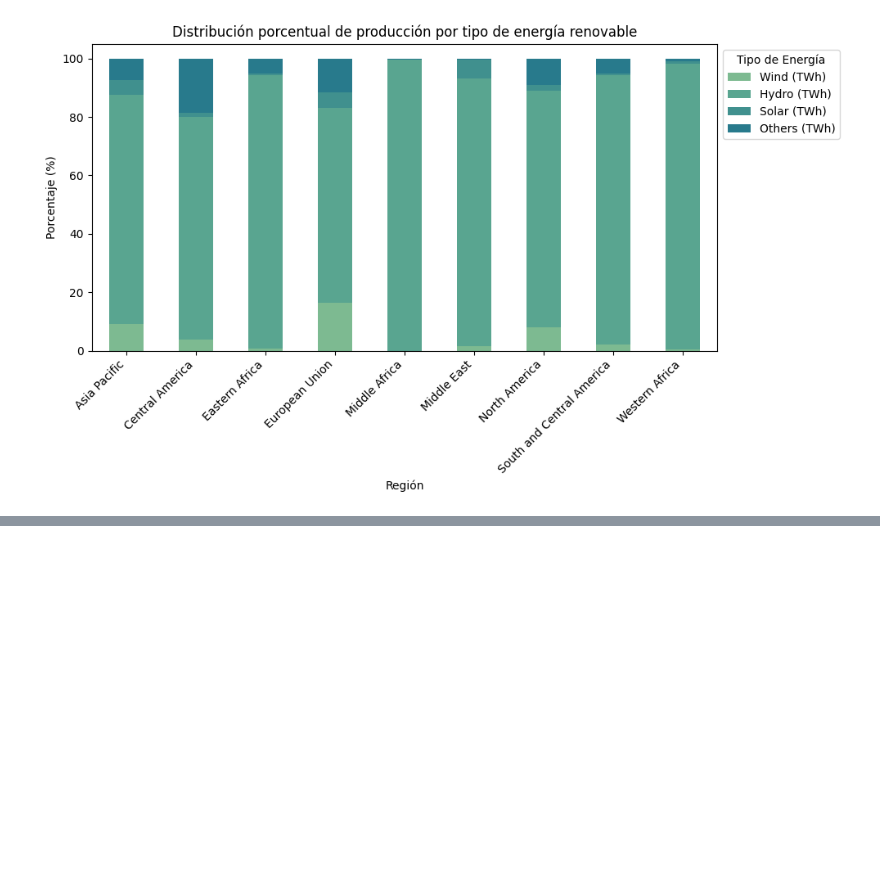
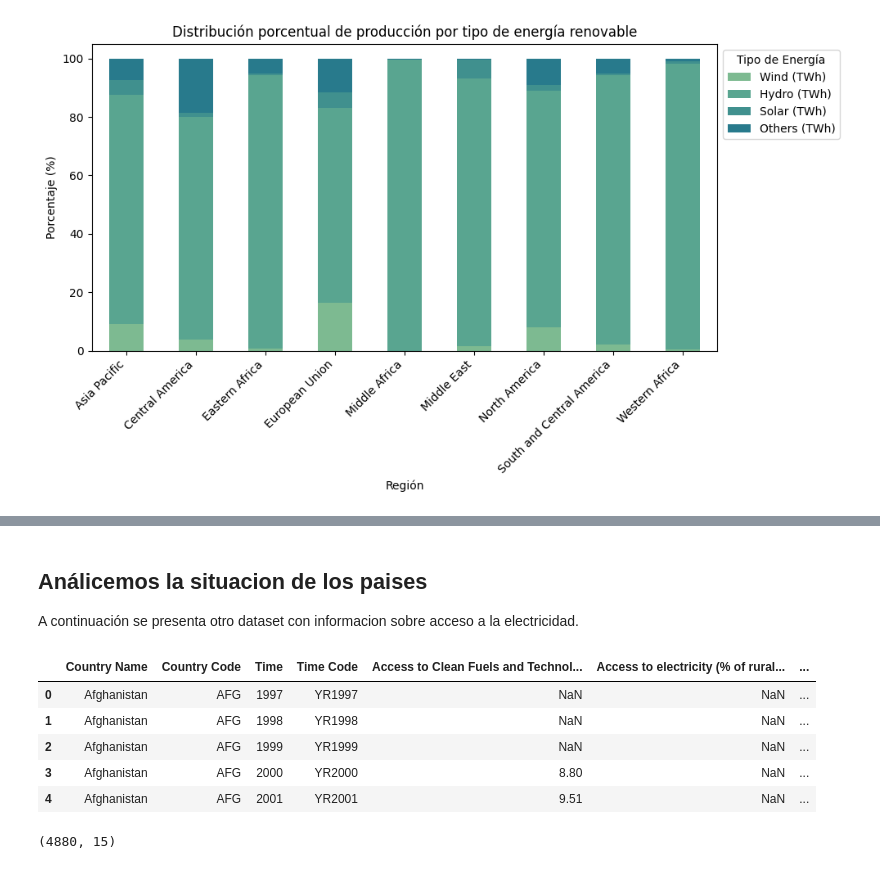
Before and after one commit to BelenUrdangarin/Integrador-Urdangarin---Olivera, a Jupyter notebook: Integrador_Olivera_Urdangarin.ipynb, the cells around one changed output, grey strips where cells are left out. Cells and saved outputs as stored; diff of their text form; code cells hidden in the pictures; blank space fills up the shorter version.

```diff
--- a/Integrador_Olivera_Urdangarin.ipynb
+++ b/Integrador_Olivera_Urdangarin.ipynb
@@ -352,0 +410,18 @@ plt.show()
+# %% [markdown]
+## Análicemos la situacion de los paises
+
+A continuación se presenta otro dataset con informacion sobre acceso a la electricidad.
+# %%
+ren_ener.head() #Va desde el año 1997
+# %% [output]
+|  | Country Name | Country Code | Time | Time Code | Access to Clean Fuels and Technol... | Access to electricity (% of rural... | ... |
+| 0 | Afghanistan | AFG | 1997 | YR1997 | NaN | NaN | ... |
+| 1 | Afghanistan | AFG | 1998 | YR1998 | NaN | NaN | ... |
+| 2 | Afghanistan | AFG | 1999 | YR1999 | NaN | NaN | ... |
+| 3 | Afghanistan | AFG | 2000 | YR2000 | 8.80 | NaN | ... |
+| 4 | Afghanistan | AFG | 2001 | YR2001 | 9.51 | NaN | ... |
+# %%
+#Veamos cuantos datos manejamos
+ren_ener.shape
+# %% [output]
+(4880, 15)
```
Also changed, not shown: parts of 12 cells of this notebook.
